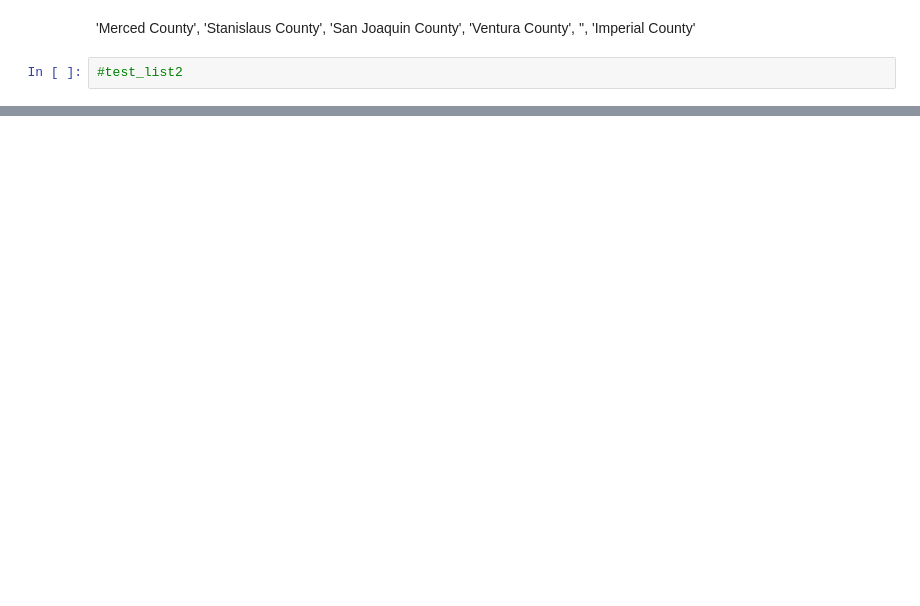
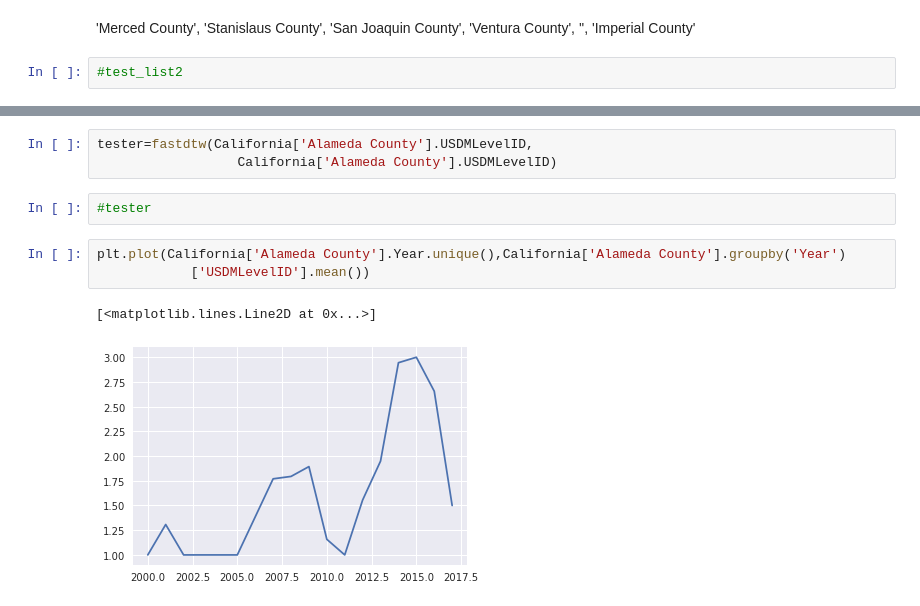
Before and after one commit to jcoleary/Jimmy_New_Repo, a Jupyter notebook: Severity_Data.ipynb, the cells around one changed output, grey strips where cells are left out. Cells and saved outputs as stored; diff of their text form; blank space fills up the shorter version.

```diff
--- a/Severity_Data.ipynb
+++ b/Severity_Data.ipynb
@@ -447,0 +510,11 @@ max(DTWvalues9, key=DTWvalues9.get)
+# %%
+tester=fastdtw(California['Alameda County'].USDMLevelID,
+                  California['Alameda County'].USDMLevelID)
+# %%
+#tester
+# %%
+plt.plot(California['Alameda County'].Year.unique(),California['Alameda County'].groupby('Year')
+            ['USDMLevelID'].mean())
+# %% [output]
+[<matplotlib.lines.Line2D at 0x...>]
+[figure, added]
```
Also changed, not shown: parts of 103 cells of this notebook, 1 other file.
